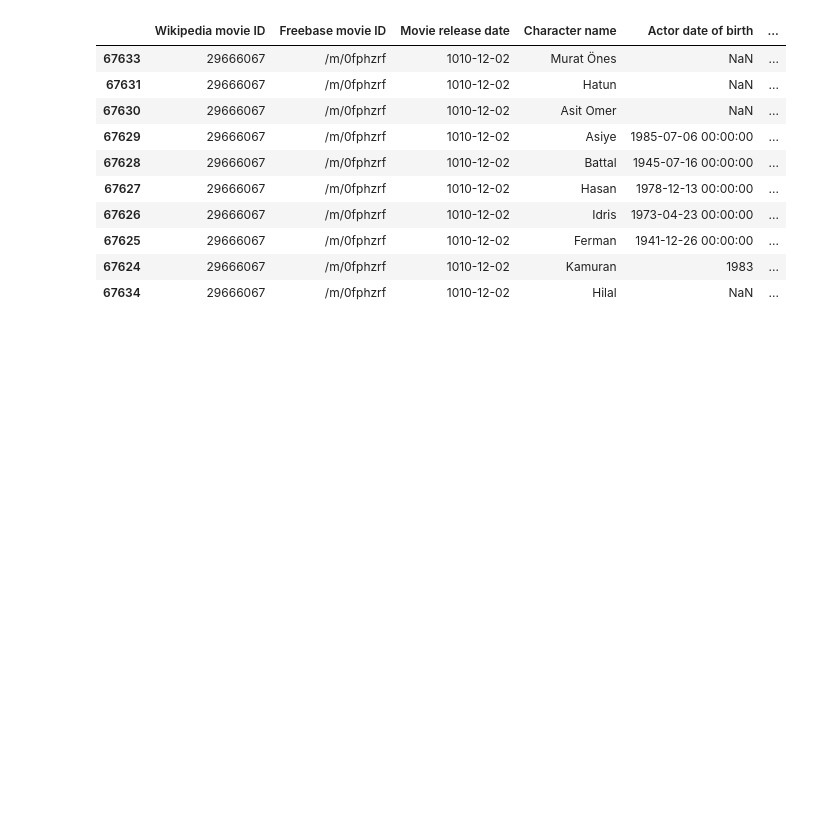
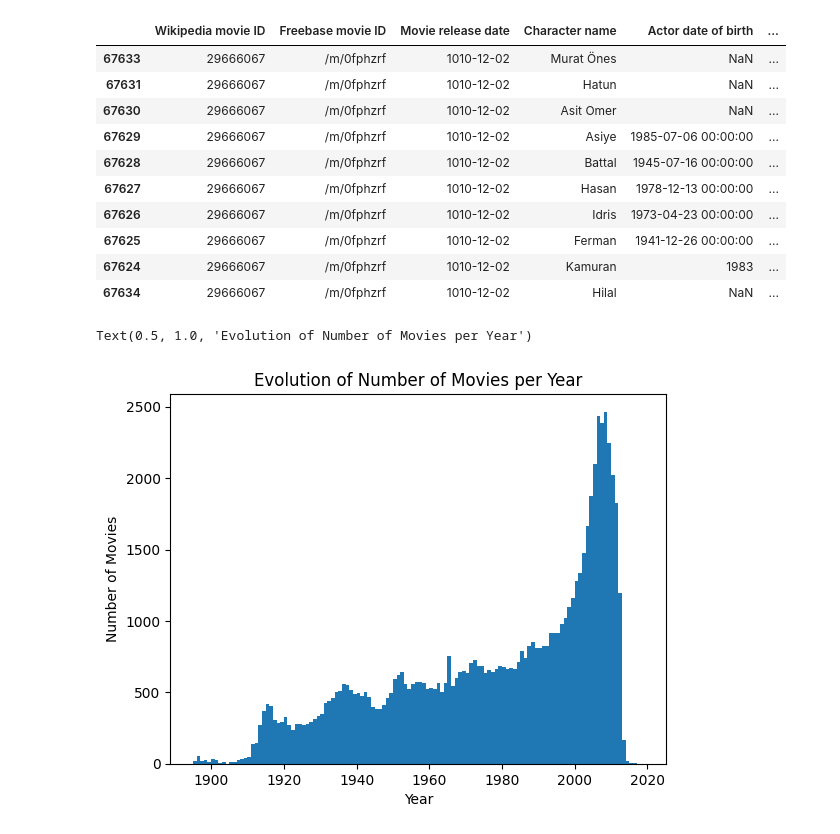
Before and after one commit to epfl-ada/ada-2024-project-melyn, a Jupyter notebook: results.ipynb, the cells around one changed output. Saved outputs shown, nothing was run; the diff lists cells and outputs as text; code cells hidden in the pictures; blank space fills up the shorter version.

```diff
--- a/results.ipynb
+++ b/results.ipynb
@@ -3,11 +5,19 @@ import pandas as pd
 # %%
 movie_data = pd.read_excel('data/movie.metadata.xlsx')
 character_data = pd.read_excel('data/character.metadata.xlsx')
+# %%
+md = movie_data.copy()
+cd = character_data.copy()
 # %%
-movie_data['Year'] = movie_data['Movie release date'].astype(str).str[:4]
-character_data['Year'] = character_data['Movie release date'].astype(str).str[:4]
-display(movie_data.sort_values(by=['Year']).head(10))
-display(character_data.sort_values(by=['Year']).head(10))
+# Là c'est des exemples de ce qu'il y a dans les dexu datasets movie_data et character_data
+# J'ai juste rajouté la colonne Year dans chaque dataset pour avoir une date avec le meme
+# format pour toutes les lignes parce que certains films y'avait l'année le mois le jour,
+# et d'autres que l'année par exemple
+
+md['Year'] = md['Movie release date'].astype(str).str[:4]
+cd['Year'] = cd['Movie release date'].astype(str).str[:4]
+display(md.sort_values(by=['Year']).head(10))
+display(cd.sort_values(by=['Year']).head(10))
 # %% [output]
 |  | Wikipedia movie ID | Freebase movie ID | Movie name | Movie release date | Movie box office revenue | ... |
 | 0 | 29666067 | /m/0fphzrf | Hunting Season | 1010-12-02 | 12160978.0 | ... |
@@ -31,4 +41,19 @@ display(character_data.sort_values(by=['Year']).head(10))
 | 67625 | 29666067 | /m/0fphzrf | 1010-12-02 | Ferman | 1941-12-26 00:00:00 | ... |
 | 67624 | 29666067 | /m/0fphzrf | 1010-12-02 | Kamuran | 1983 | ... |
 | 67634 | 29666067 | /m/0fphzrf | 1010-12-02 | Hilal | NaN | ... |
+# %%
+# Là j'ai juste fait un graphique pour montrer le nombre de films qu'on a pour chaque
+# année dans le movie_data dataset
+
+md_boxoffice = md.copy().dropna(subset=['Movie release date'])
+md_boxoffice['Year'] = md_boxoffice['Year'].astype(int)
+md_boxoffice = md_boxoffice.query(" Year > 1880")
+ax = md_boxoffice['Year'].plot.hist(bins=range(1895,2020,1))
+
+ax.set_xlabel("Year")
+ax.set_ylabel("Number of Movies")
+ax.set_title("Evolution of Number of Movies per Year")
+# %% [output]
+Text(0.5, 1.0, 'Evolution of Number of Movies per Year')
+[figure, added]
 # %%
```
Also changed, not shown: parts of 7 cells of this notebook.
